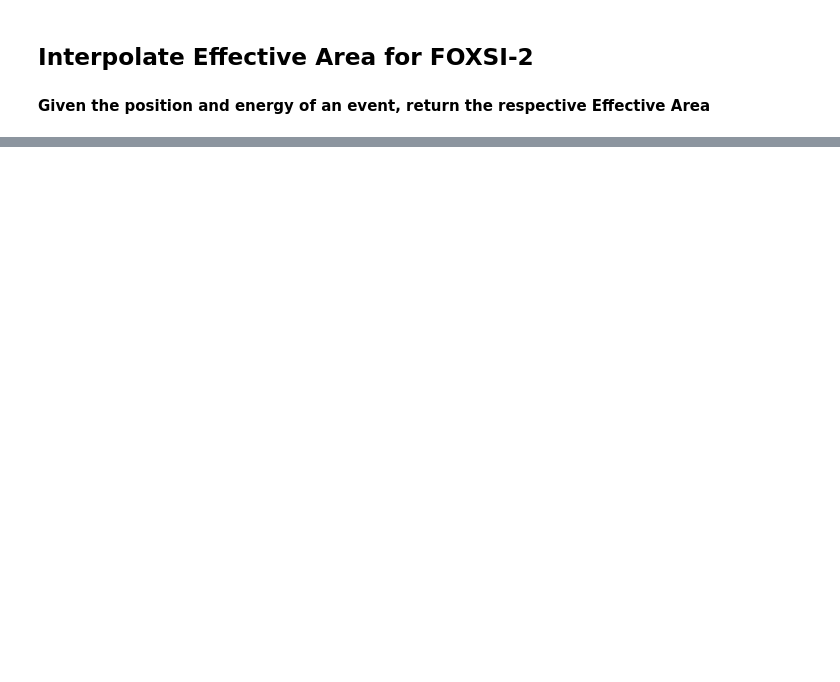
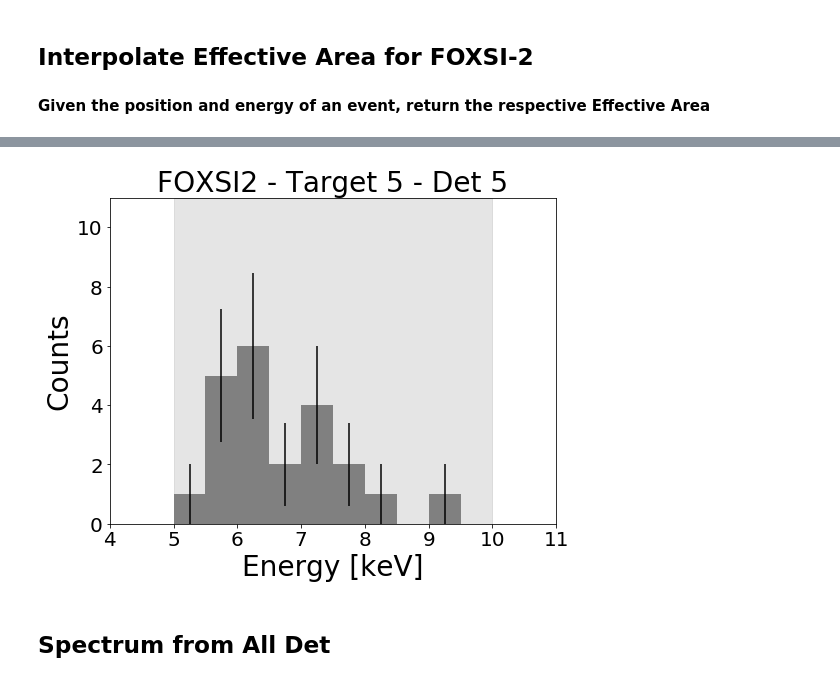
Before and after one commit to pymilo/QuietSunAnalysis, a Jupyter notebook: FOXSI2/D0145_T4-FOXSI2-QS-FluxStudy.ipynb, the cells around one changed output, grey strips where cells are left out. Drawn from its saved outputs; the diff is of its cells as text; code cells hidden in the pictures; blank space fills up the shorter version.

```diff
--- a/FOXSI2/D0145_T4-FOXSI2-QS-FluxStudy.ipynb
+++ b/FOXSI2/D0145_T4-FOXSI2-QS-FluxStudy.ipynb
@@ -611,0 +649,6 @@ Smax for detector 5 is 1.04
+# %%
+plothist(F2D5T5)
+# %% [output]
+[figure, added]
+# %% [markdown]
+## Spectrum from All Det
```
Also changed, not shown: parts of 23 cells of this notebook, 44 other files.
